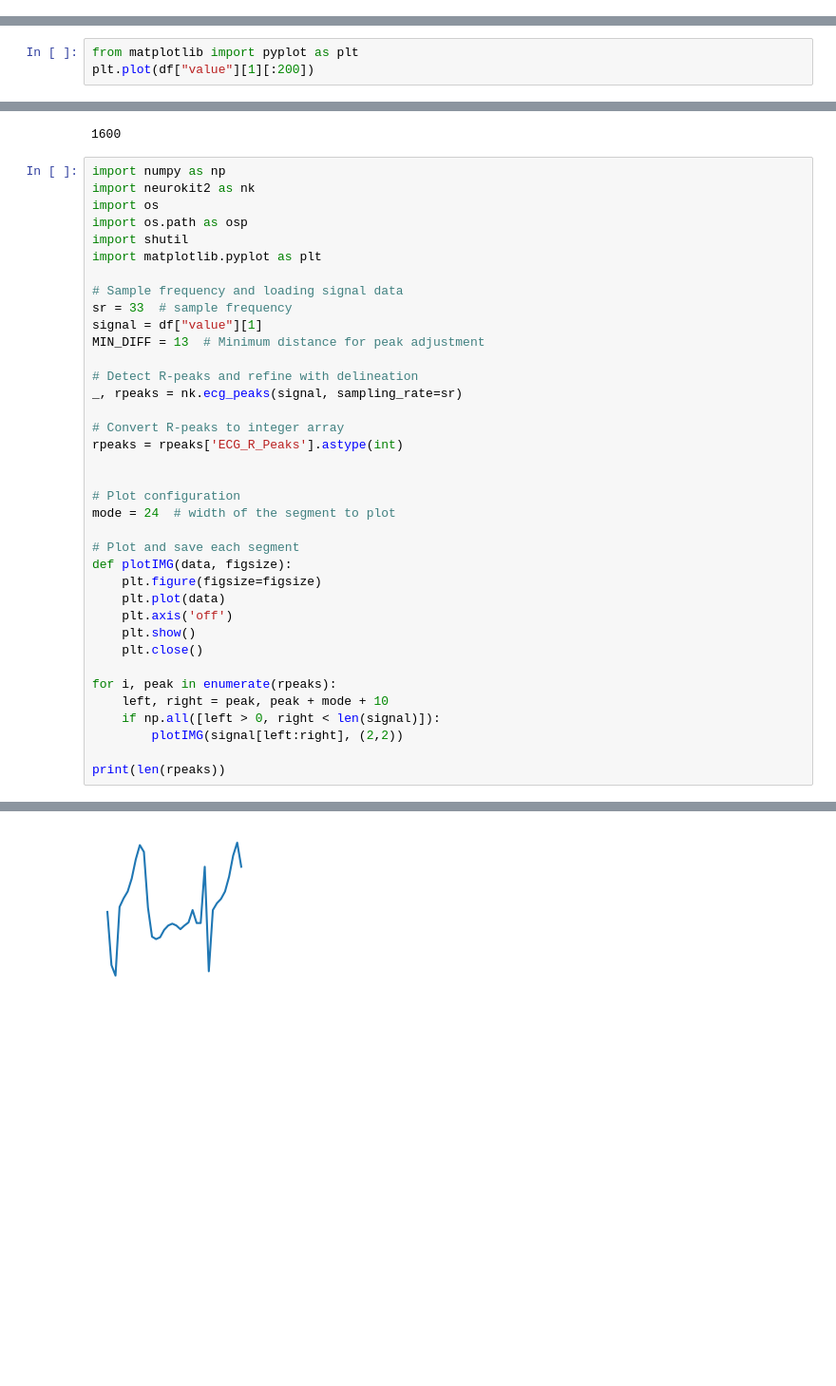
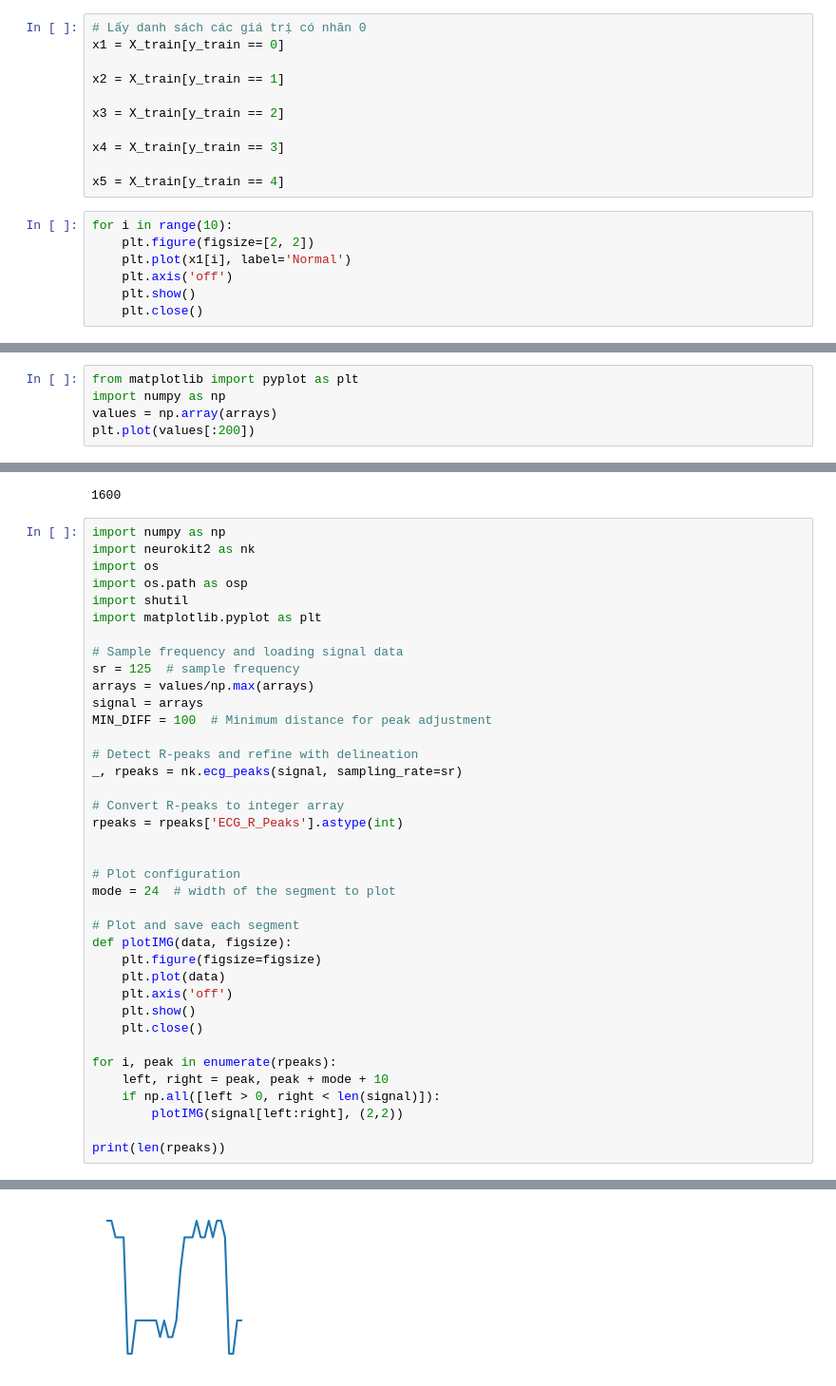
Before and after one commit to tinh2406/server_iot, a Jupyter notebook: train.ipynb, the cells around one changed output, grey strips where cells are left out. Shown at 95% size. Cells and saved outputs as stored; diff of their text form; blank space fills up the shorter version.

```diff
--- a/train.ipynb
+++ b/train.ipynb
@@ -27,0 +33,18 @@ plt.plot(X_train[100])
+# %%
+# Lấy danh sách các giá trị có nhãn 0
+x1 = X_train[y_train == 0]
+
+x2 = X_train[y_train == 1]
+
+x3 = X_train[y_train == 2]
+
+x4 = X_train[y_train == 3]
+
+x5 = X_train[y_train == 4]
+# %%
+for i in range(10):
+    plt.figure(figsize=[2, 2])
+    plt.plot(x1[i], label='Normal')
+    plt.axis('off')
+    plt.show()
+    plt.close()
@@ -99,6 +137,8 @@ df.head()
 21.333333333333332
 # %%
 from matplotlib import pyplot as plt
-plt.plot(df["value"][1][:200])
+import numpy as np
+values = np.array(arrays)
+plt.plot(values[:200])
 # %% [output]
 [<matplotlib.lines.Line2D at 0x...>]
@@ -116,9 +156,10 @@ import shutil
 import matplotlib.pyplot as plt
 
 # Sample frequency and loading signal data
-sr = 33  # sample frequency
-signal = df["value"][1]
-MIN_DIFF = 13  # Minimum distance for peak adjustment
+sr = 125  # sample frequency
+arrays = values/np.max(arrays)
+signal = arrays
+MIN_DIFF = 100  # Minimum distance for peak adjustment
 
 # Detect R-peaks and refine with delineation
 _, rpeaks = nk.ecg_peaks(signal, sampling_rate=sr)
@@ -150 +191 @@ print(len(rpeaks))
-[figure, old version]
+[figure, new version]
```
Also changed, not shown: parts of 19 cells of this notebook, 1 other file.
